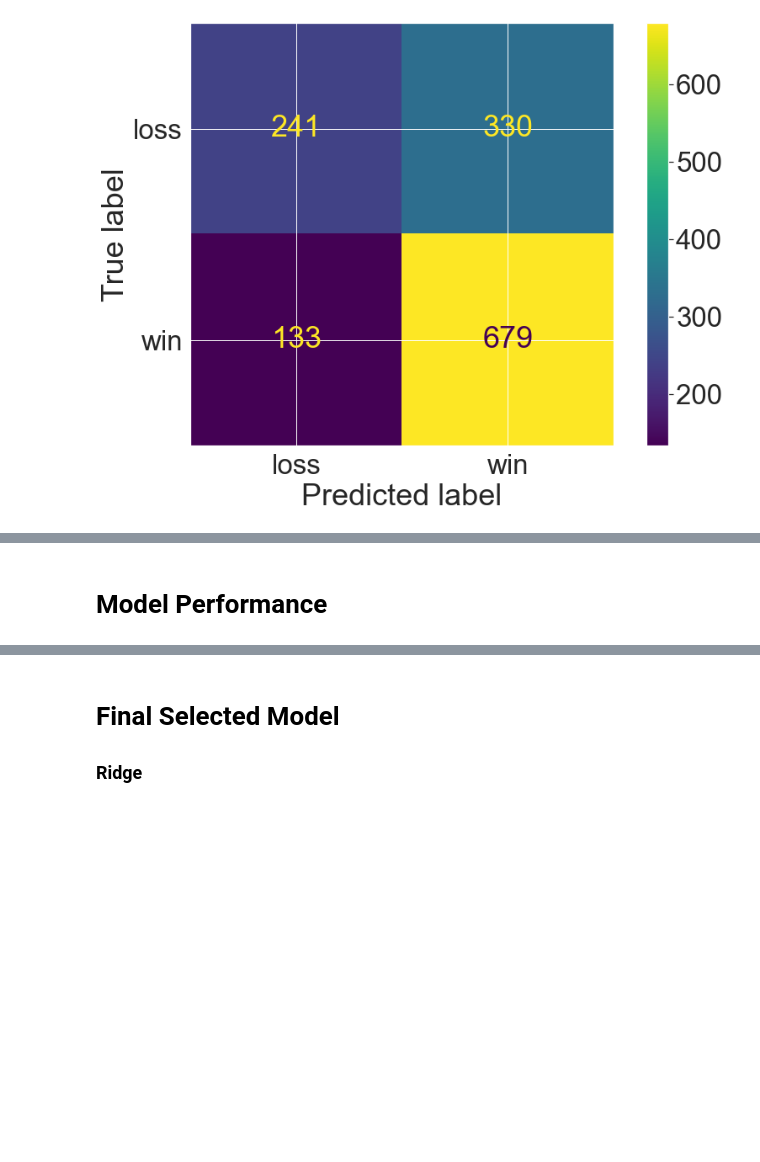
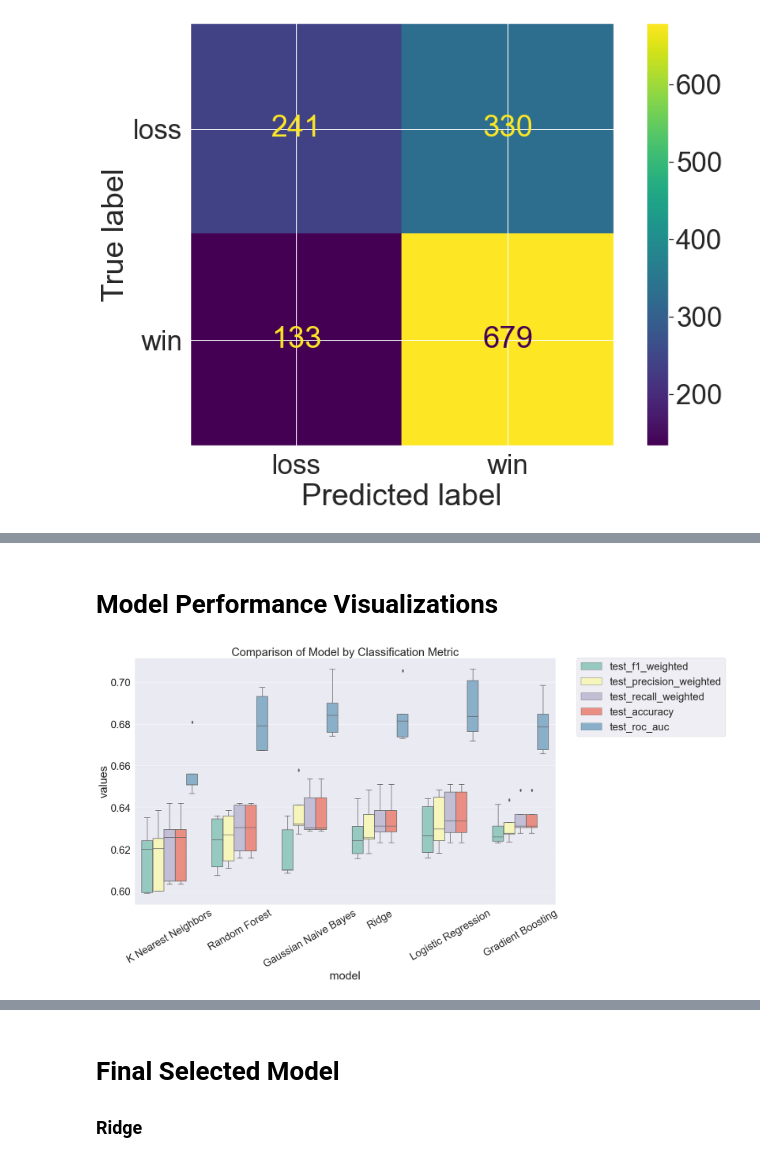
Before and after one commit to alvaromendizabal/NBA_Prediction_Model, a Jupyter notebook: primary_notebook.ipynb, the cells around one changed output, grey strips where cells are left out. Drawn from its saved outputs; the diff is of its cells as text; code cells hidden in the pictures; blank space fills up the shorter version.

```diff
--- a/primary_notebook.ipynb
+++ b/primary_notebook.ipynb
@@ -1278,7 +1389,7 @@ pipe = Pipeline(steps=[
 param_grid = {}
 # param_grid['estimator__alpha'] = [1, 0.1, 0.01, 0.001, 0.0001, 0]
 param_grid['estimator__alpha'] = np.linspace(0, 200, num=50)
-param_grid['estimator__fit_intercept'] = [True, False]
+param_grid['estimator__fit_intercept'] = [True]
 # param_grid['estimator__solver'] = ['svd', 'cholesky', 'lsqr', 'sparse_cg', 'sag', 'saga']
 # ['svd', 'cholesky', 'lsqr', 'sparse_cg', 'sag', 'saga']
 
@@ -2084,5 +2253,5 @@ final
 # %% [markdown]
-# Model Performance
+# Model Performance Visualizations
 # %%
 bootstraps = []
 for model in list(set(final.model.values)):
@@ -2102,12 +2273,20 @@ results_long_fit = results_long_fit.sort_values(by='values')
 # %%
 import matplotlib.pyplot as plt
 import seaborn as sns
 plt.figure(figsize=(20, 12))
 sns.set(font_scale=2.5)
-g = sns.boxplot(x="model", y="values", hue="metrics", data=results_long_nofit, palette="Set3")
+g = sns.boxplot(x="model",
+                y="values",
+                hue="metrics",
+                data=results_long_nofit,
+                palette="Set3")
+g.set_xticklabels(g.get_xticklabels(), rotation=30)
+
 plt.legend(bbox_to_anchor=(1.05, 1), loc=2, borderaxespad=0.)
 plt.title('Comparison of Model by Classification Metric')
-plt.savefig('./benchmark_models_performance.png',dpi=300)
+plt.savefig('./images/benchmark_models_performance.png',dpi=300)
+# %% [output]
+[figure, added]
 # %%
 plt.figure(figsize=(20, 12))
 sns.set(font_scale=2.5)
```
Also changed, not shown: parts of 44 cells of this notebook, 17 other files.
